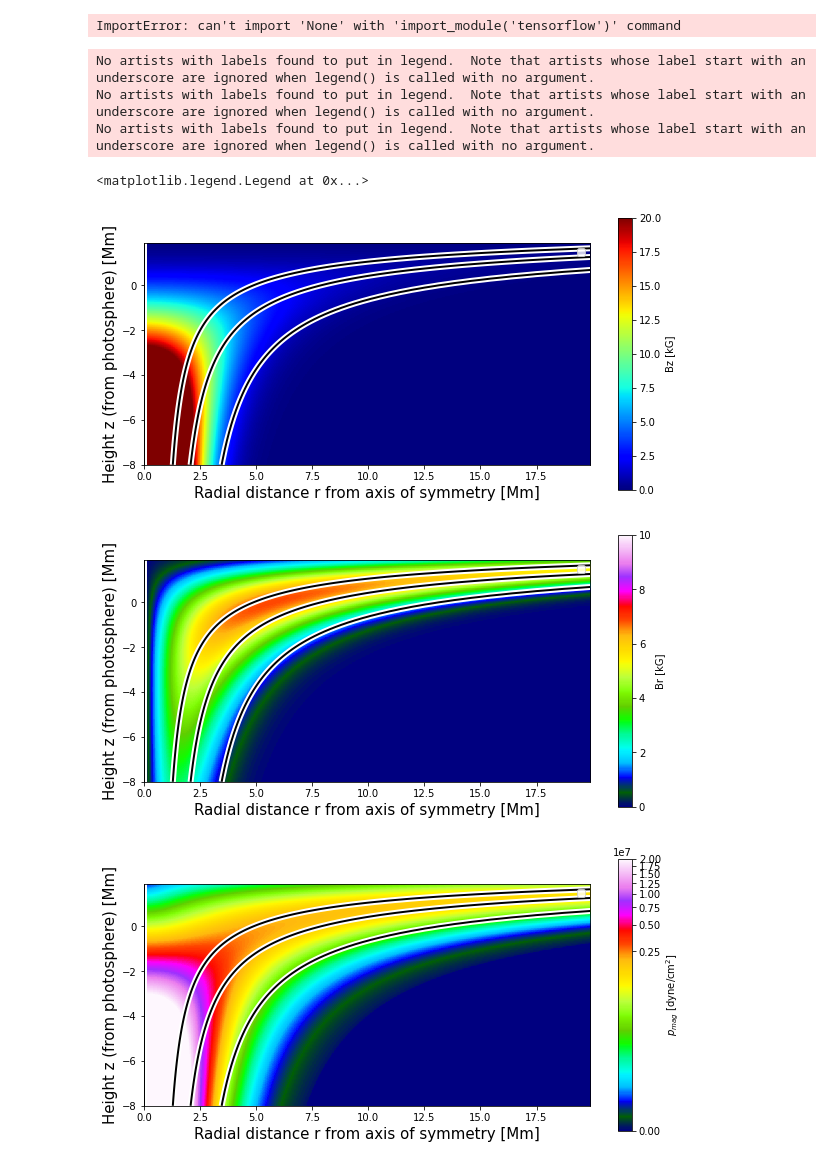
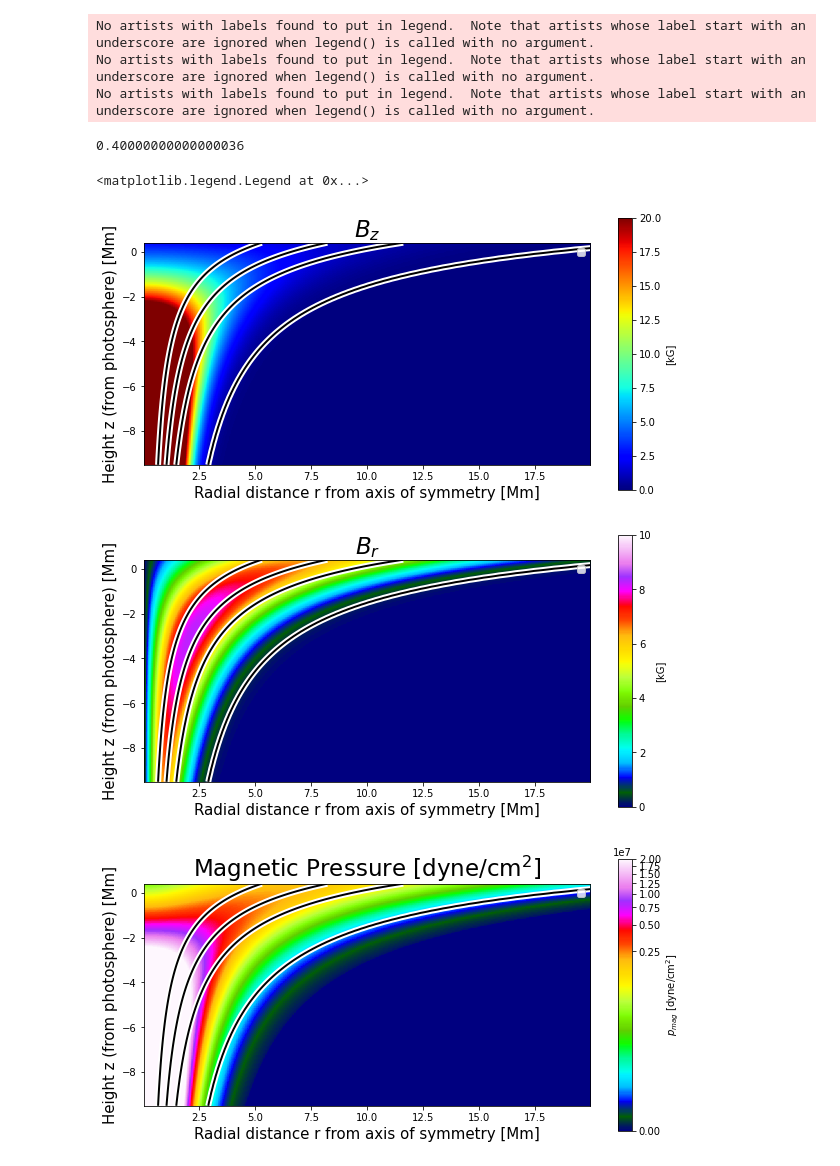
Before and after one commit to fluxtransport/HelioLectures, a Jupyter notebook: notebooks/sunspot_lecture.ipynb, the cells around one changed output. Cells and saved outputs as stored; diff of their text form; code cells hidden in the pictures.

```diff
--- a/notebooks/sunspot_lecture.ipynb
+++ b/notebooks/sunspot_lecture.ipynb
@@ -47,8 +56,9 @@ R = sp.Function('R')(z)
 
 
 # Define height profiles Hp and zeta change everything.
-Hp = 2+(-z)/2 # Mm
-zeta = sp.exp(-z/Hp)
+H = 2-z/3 #0.5-z/2. #sp.Piecewise( (2+(-z), z<=0), (2, z>0)) # Mm
+#H = sp.Piecewise( (2+(-z)/2, z<=0), (1, z>0))
+zeta = sp.exp(-z/H) #sp.Piecewise( (sp.exp(-z/Hp),z<=0), (1-z/Hp, z>0))
 
 B0 = 4000.*(zeta*zeta) # Bz component at axis r=0, in Gauss
 R0 = 8 # effective radius of flux tube at z=0, in Mm
@@ -70,76 +80,80 @@ L = (L[0]/(4*sp.pi),L[1]/(4*sp.pi),L[2]/(4*sp.pi))
 flux = sp.integrate(Bz*r, (r,0,r1))*2*sp.pi
 
 #Lambdify to create functions that can be used to evalute on a grid (used later)
-Bz_func = lambdify((r,z),Bz)
-Br_func = lambdify((r,z),Br)
-flux_func = lambdify((r1,z),flux)
-Lr_func = lambdify((r,z), L[0])
-Lz_func = lambdify((r,z), L[2])
+Bz_func = lambdify((r,z),Bz,"numpy")
+Br_func = lambdify((r,z),Br,"numpy")
+flux_func = lambdify((r1,z),flux,"numpy")
+Lr_func = lambdify((r,z), L[0],"numpy")
+Lz_func = lambdify((r,z), L[2],"numpy")
-# %% [output]
-ImportError: can't import 'None' with 'import_module('tensorflow')' command
 # %%
 # Evaluate Bz on a Cartesian grid in r-z
 Nr = 200
 Nz = 100
-radius = (np.arange(Nr)*0.1) # Mm
-height= (np.arange(Nz)*0.1 - 8) # Mm
-
+radius = ((np.arange(Nr)+0.5)*0.1) # Mm
+height= (np.arange(Nz)*0.1 - 9.5) # Mm
+print(height.max())
 height, radius = np.meshgrid(height, radius)
 
 Bz_array = Bz_func(radius, height)
 Br_array = Br_func(radius, height)
 flux_array = flux_func(radius, height)
-flux_array = flux_func(radius, height)
-Lz_array = Lz_func(radius, height)
-Lr_array = Lr_func(radius, height)
+Lz_array = Lz_func(radius, height) / 1e8 # Need this factor to convert derivatives /Mm to /cm
+Lr_array = Lr_func(radius, height) / 1e8 #N eed this factor to convert derivatives /Mm to /cm
+
 # Magnetic pressure
 pB_array = (Bz_array**2+Br_array**2)/8./np.pi
 
 # Plot cross-sectional profiles
 extent=(radius.min(),radius.max(), height.min(), height.max())
+# Flux surfaces for contours
+flux_surfaces = np.linspace(2e5,8e5,num=4) # in G Mm^2 = 10^16 Mx
+
 plt.figure(figsize=(10,5))
+plt.title("$B_z$", fontsize=23)
 plt.imshow(Bz_array.T/1e3, cmap='jet', extent=extent, vmin=0,vmax=20, origin='lower')
-plt.colorbar(label='Bz [kG]')
+plt.colorbar(label='[kG]')
 
-plt.contour(radius, height,flux_array, levels=np.linspace(0,1e6,num=5),colors='white',
+plt.contour(radius, height,flux_array, levels=flux_surfaces,colors='white',
             extent=extent, linewidths=6,alpha=1)
-plt.contour(radius, height,flux_array, levels=np.linspace(0,1e6,num=5),colors='k',
+plt.contour(radius, height,flux_array, levels=flux_surfaces,colors='k',
             extent=extent, linewidths=2,alpha=1.)
 
 plt.xlabel('Radial distance r from axis of symmetry [Mm]', fontsize=15)
 plt.ylabel('Height z (from photosphere) [Mm]', fontsize=15)
 plt.legend()
 
 plt.figure(figsize=(10,5))
+plt.title("$B_r$", fontsize=23)
 plt.imshow(Br_array.T/1e3, cmap='gist_ncar', extent=extent, vmin=0, vmax=10, origin='lower')
-plt.colorbar(label='Br [kG]')
-plt.contour(radius, height,flux_array, levels=np.linspace(0,1e6,num=5),colors='white',
+plt.colorbar(label='[kG]')
+plt.contour(radius, height,flux_array, levels=flux_surfaces,colors='white',
             extent=extent, linewidths=6,alpha=1)
-plt.contour(radius, height,flux_array, levels=np.linspace(0,1e6,num=5),colors='k',
+plt.contour(radius, height,flux_array, levels=flux_surfaces,colors='k',
             extent=extent, linewidths=2,alpha=1.)
-
 
 plt.xlabel('Radial distance r from axis of symmetry [Mm]', fontsize=15)
 plt.ylabel('Height z (from photosphere) [Mm]', fontsize=15)
 plt.legend()
 
 plt.figure(figsize=(10,5))
+plt.title("Magnetic Pressure [dyne/cm$^2$]", fontsize=23)
 plt.imshow(pB_array.T, cmap='gist_ncar', extent=extent,
            origin='lower', norm=colors.PowerNorm(0.2,vmin=1e-2,vmax=2e7))
 plt.colorbar(label='$p_{mag}$ [dyne/cm$^2$]')
-plt.contour(radius, height,flux_array, levels=np.linspace(0,1e6,num=5),colors='white',
+plt.contour(radius, height,flux_array, levels=flux_surfaces,colors='white',
             extent=extent, linewidths=6,alpha=1)
-plt.contour(radius, height,flux_array, levels=np.linspace(0,1e6,num=5),colors='k',
+plt.contour(radius, height,flux_array, levels=flux_surfaces,colors='k',
             extent=extent, linewidths=2,alpha=1.)
 
 plt.xlabel('Radial distance r from axis of symmetry [Mm]', fontsize=15)
 plt.ylabel('Height z (from photosphere) [Mm]', fontsize=15)
 plt.legend()
 # %% [output]
 No artists with labels found to put in legend.  Note that artists whose label start with an underscore are ignored when legend() is called with no argument.
 No artists with labels found to put in legend.  Note that artists whose label start with an underscore are ignored when legend() is called with no argument.
 No artists with labels found to put in legend.  Note that artists whose label start with an underscore are ignored when legend() is called with no argument.
-<matplotlib.legend.Legend at 0x...>
+0.40000000000000036
+<matplotlib.legend.Legend at 0x...>
-[figure, old version]
+[figure, new version]
-[figure, old version]
+[figure, new version]
-[figure, old version]
+[figure, new version]
```
Also changed, not shown: parts of 23 cells of this notebook.
